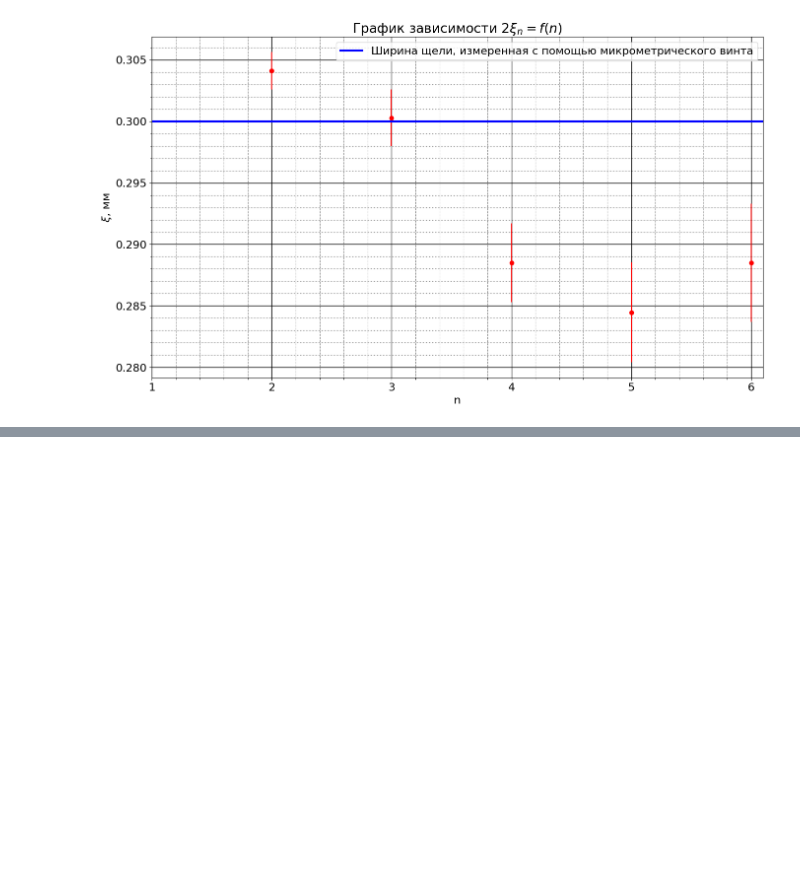
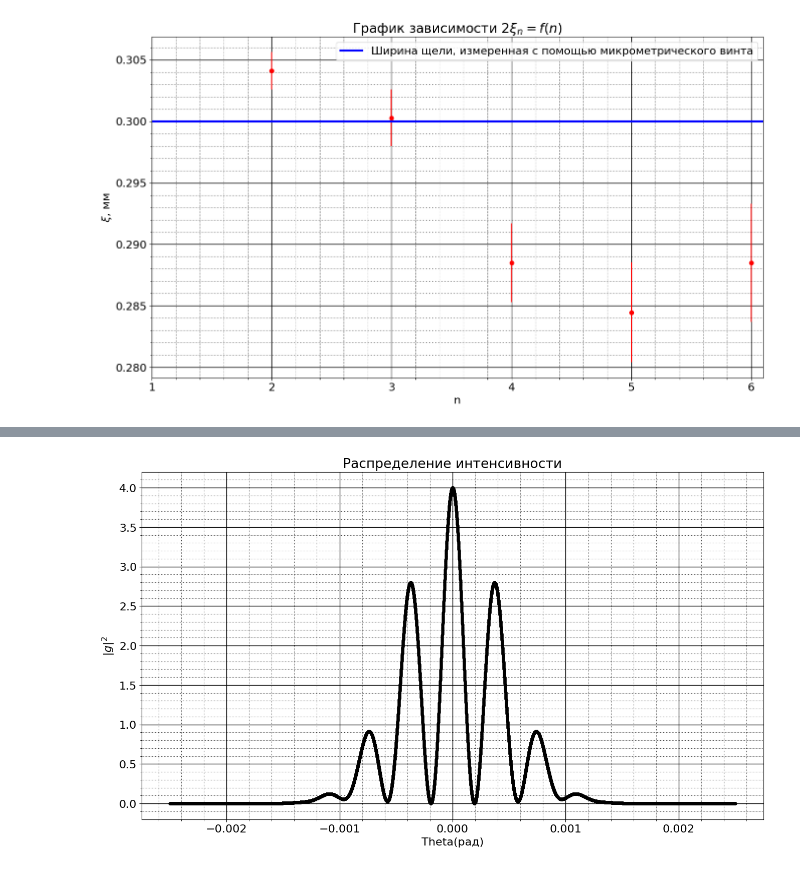
Before and after one commit to ArtemMaslov/mipt_labs, a Jupyter notebook: 1 - 4.3.1/Обработка.ipynb, the cells around one changed output, grey strips where cells are left out. Cells and saved outputs as stored; diff of their text form; code cells hidden in the pictures; blank space fills up the shorter version.

```diff
--- a/1 - 4.3.1/Обработка.ipynb
+++ b/1 - 4.3.1/Обработка.ipynb
@@ -252,0 +344,65 @@ plt.show()
+# %%
+
+mpl.rcParams['font.size'] = 16 # Управление стилем, в данном случаем - размером шрифта
+
+# Создаем фигуру
+plt.figure(figsize=(16,9))
+
+# Подписываем оси и график
+plt.title(r"Распределение интенсивности")
+plt.xlabel(r"Theta(рад)")
+plt.ylabel(r"$|g|^2$")
+
+# Добавляем данные
+x = np.linspace(-1/400, 1/400, 50000)
+l = 578e-9
+
+
+
+k = 2*m.pi/l
+b1 = 4e-4
+b2 = 3e-4
+d = 15e-4
+
+def f (x, b):
+    return (np.sin(k*b/2 * np.sin(x)) / (k*b/2 * np.sin(x)))**2
+
+y = (f(x,b1)*f(x,b1) + f(x,b2)*f(x,b2) + 2*f(x,b1)*f(x,b2)*np.cos(k*d*np.sin(x)))
+
+
+
+plt.plot(x, y, '.', color = 'k')
+#'r^' - задает стиль линии - красные (red) треугольники (^), подробнее в документации
+
+# Данные с ошибками
+#mu = np.sin(x2)
+#sigma = np.abs(mu)**0.5
+#y2 = np.random.normal(mu, sigma)
+# Можно рисовать ошибки
+#plt.errorbar(x, y, yerr = 0.01, fmt = '+', color = 'r')
+
+# Активируем сетку
+ax = plt.subplot()
+ax.minorticks_on()
+
+#  Определяем внешний вид линий основной сетки:
+ax.grid(which = 'major', color = 'k', linewidth = 1)
+
+#  Определяем внешний вид линий вспомогательной
+#  сетки:
+ax.grid(which = 'minor', color = 'k', linestyle = ':')
+
+plt.grid(visible = True, which = 'major', axis = 'both', alpha = 1)
+plt.grid(visible = True, which = 'minor', axis = 'both', alpha = 0.75)
+
+# Активируем легенду графика
+#plt.legend()
+
+# Сохраняем изображение в текущую директорию
+plt.savefig('I.png')
+
+# Внимание, запускаете вашу программу как сценарий, то что бы показать график
+# Используйте эту команду
+plt.show()
+# %% [output]
+[figure, added]
```
Also changed, not shown: parts of 4 cells of this notebook, 3 other files.
